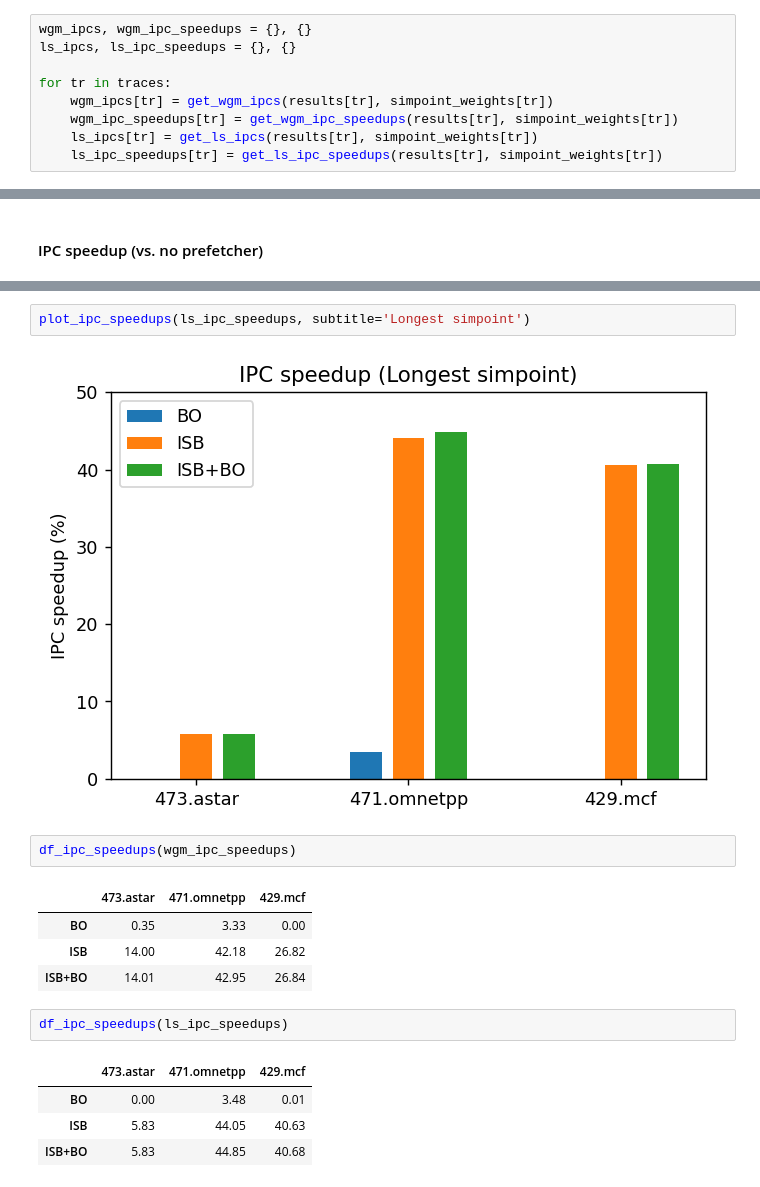
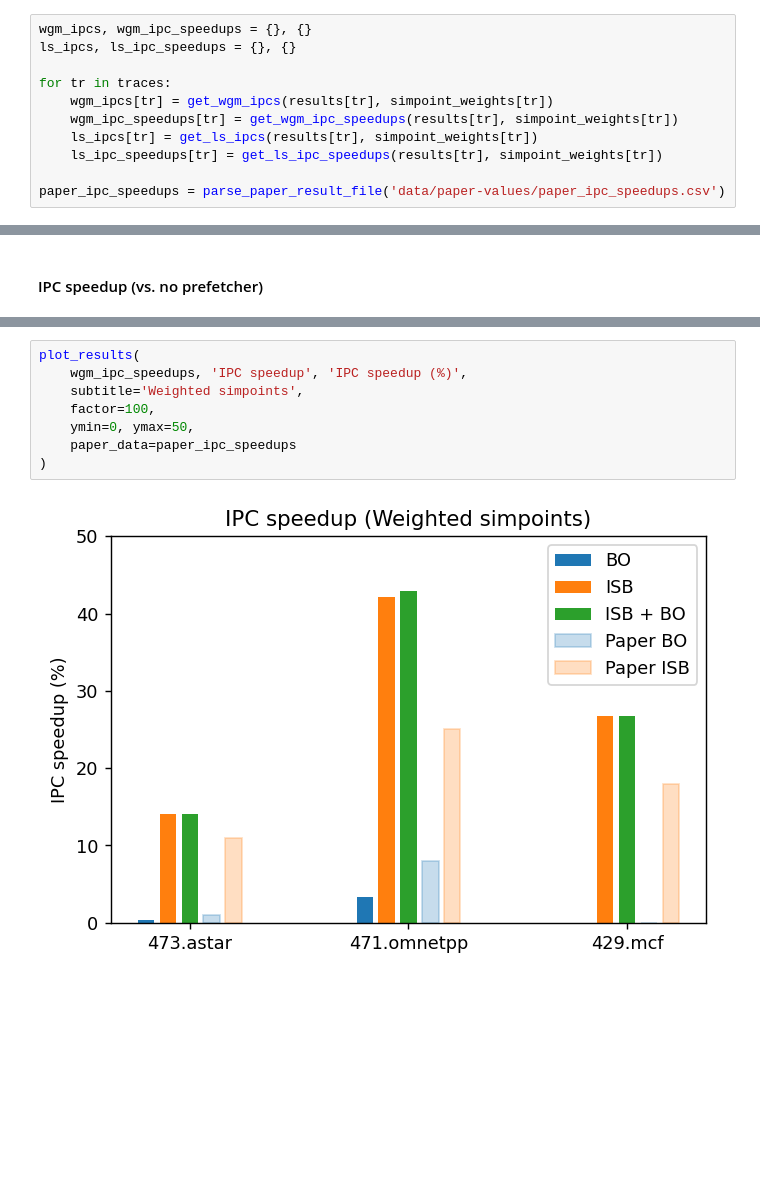
Before and after one commit to cmolder/voyager-analysis, a Jupyter notebook: 20211026-simpoints.ipynb, the cells around one changed output, grey strips where cells are left out. Saved outputs shown, nothing was run; the diff lists cells and outputs as text; blank space fills up the shorter version.

Commit message:
Added paper values to graph, added coverage (WIP)

```diff
--- a/20211026-simpoints.ipynb
+++ b/20211026-simpoints.ipynb
@@ -255,6 +202,8 @@ for tr in traces:
     wgm_ipc_speedups[tr] = get_wgm_ipc_speedups(results[tr], simpoint_weights[tr])
     ls_ipcs[tr] = get_ls_ipcs(results[tr], simpoint_weights[tr])
     ls_ipc_speedups[tr] = get_ls_ipc_speedups(results[tr], simpoint_weights[tr])
+
+paper_ipc_speedups = parse_paper_result_file('data/paper-values/paper_ipc_speedups.csv')
 # %% [markdown]
 #### Cumulative IPCs
 # %%
@@ -351,18 +264,10 @@ plot_ipc_speedups(wgm_ipc_speedups, subtitle='Weighted simpoints')
-# %%
-plot_ipc_speedups(ls_ipc_speedups, subtitle='Longest simpoint')
-# %% [output]
-[figure, removed]
-# %%
-df_ipc_speedups(wgm_ipc_speedups)
-# %% [output]
-|  | 473.astar | 471.omnetpp | 429.mcf |
-| BO | 0.35 | 3.33 | 0.00 |
-| ISB | 14.00 | 42.18 | 26.82 |
-| ISB+BO | 14.01 | 42.95 | 26.84 |
-# %%
-df_ipc_speedups(ls_ipc_speedups)
-# %% [output]
-|  | 473.astar | 471.omnetpp | 429.mcf |
-| BO | 0.00 | 3.48 | 0.01 |
-| ISB | 5.83 | 44.05 | 40.63 |
-| ISB+BO | 5.83 | 44.85 | 40.68 |
+# %%
+plot_results(
+    wgm_ipc_speedups, 'IPC speedup', 'IPC speedup (%)',
+    subtitle='Weighted simpoints',
+    factor=100,
+    ymin=0, ymax=50,
+    paper_data=paper_ipc_speedups
+)
+# %% [output]
+[figure, added]
```
Also changed, not shown: parts of 37 cells of this notebook, 5 other files.
